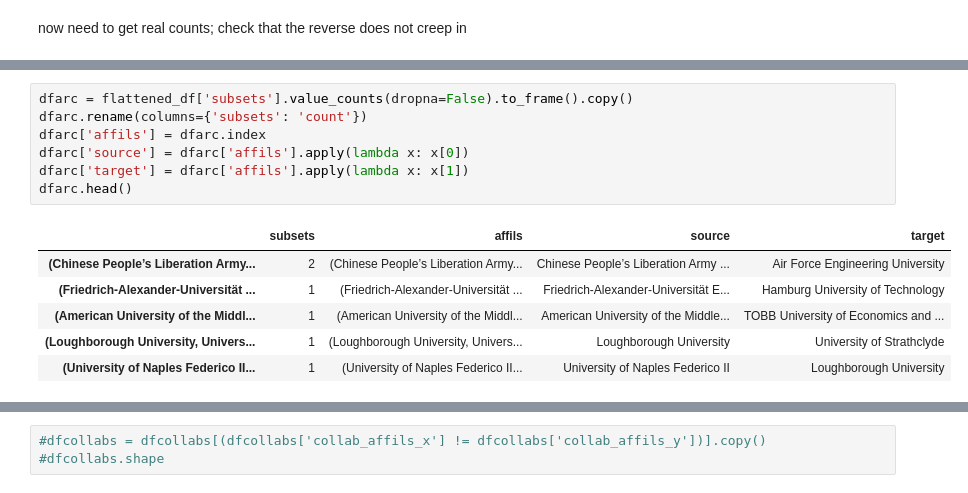
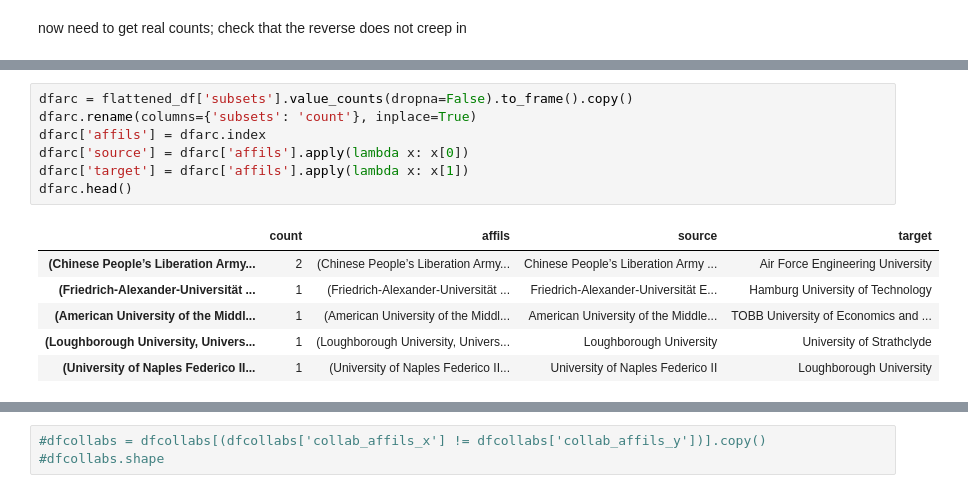
Before and after one commit to doolingdavidrs21/openalex-jamming-gpt4, a Jupyter notebook: updatechart.ipynb, the cells around one changed output, grey strips where cells are left out. Drawn from its saved outputs; the diff is of its cells as text.

```diff
--- a/updatechart.ipynb
+++ b/updatechart.ipynb
@@ -446,13 +446,13 @@ flattened_df[( flattened_df['source_affil'] == 'Friedrich-Alexander-Universität
 | https://openalex.org/W4206694330 | 5 | [Universität Hamburg, Johannes Ke... | (Friedrich-Alexander-Universität ... | Friedrich-Alexander-Universität E... | Hamburg University of Technology |
 # %%
 dfarc = flattened_df['subsets'].value_counts(dropna=False).to_frame().copy()
-dfarc.rename(columns={'subsets': 'count'})
+dfarc.rename(columns={'subsets': 'count'}, inplace=True)
 dfarc['affils'] = dfarc.index
 dfarc['source'] = dfarc['affils'].apply(lambda x: x[0])
 dfarc['target'] = dfarc['affils'].apply(lambda x: x[1])
 dfarc.head()
 # %% [output]
-|  | subsets | affils | source | target |
+|  | count | affils | source | target |
 | (Chinese People’s Liberation Army... | 2 | (Chinese People’s Liberation Army... | Chinese People’s Liberation Army ... | Air Force Engineering University |
 | (Friedrich-Alexander-Universität ... | 1 | (Friedrich-Alexander-Universität ... | Friedrich-Alexander-Universität E... | Hamburg University of Technology |
 | (American University of the Middl... | 1 | (American University of the Middl... | American University of the Middle... | TOBB University of Economics and ... |
```
Also changed, not shown: parts of 15 cells of this notebook.
